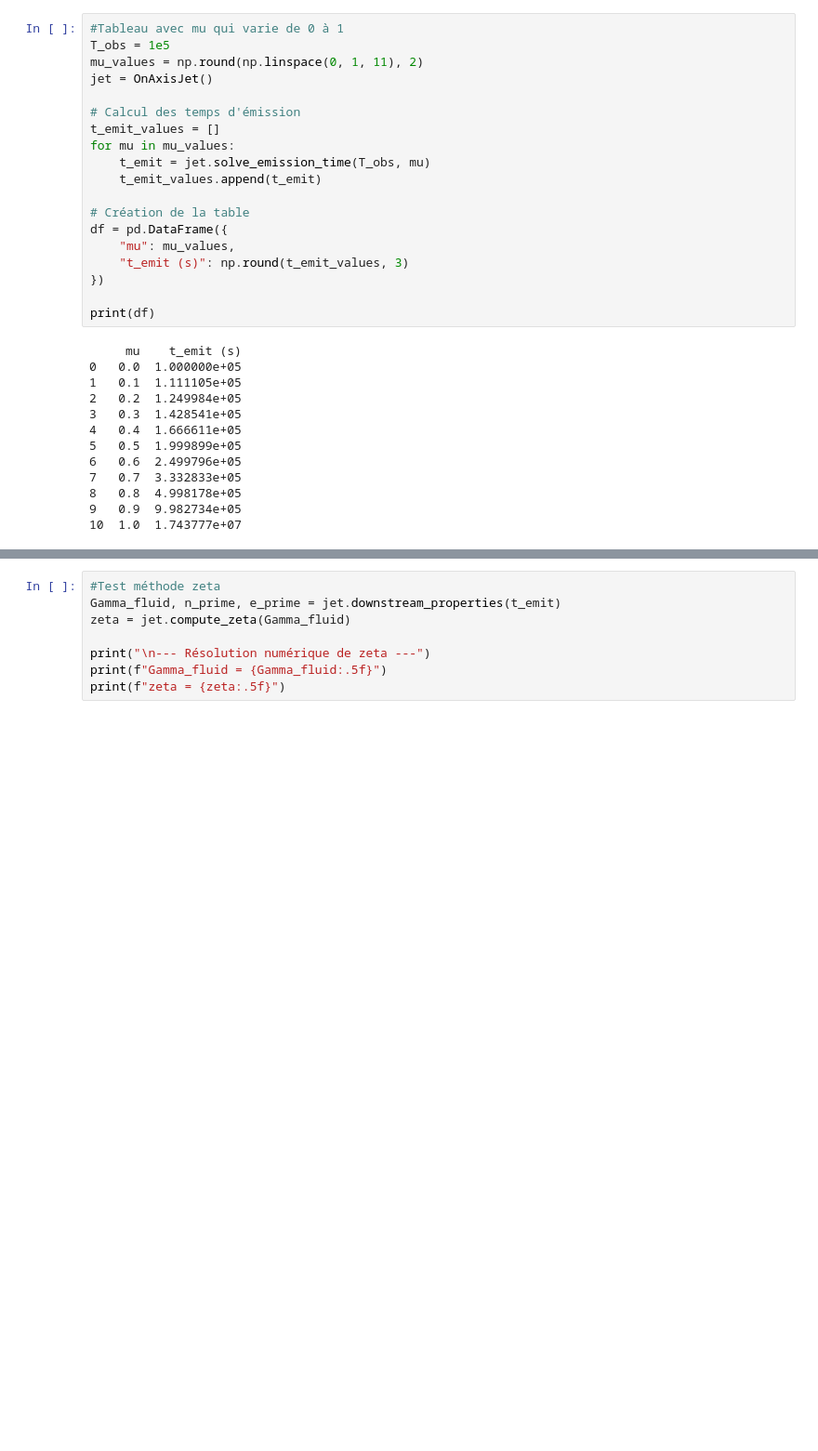
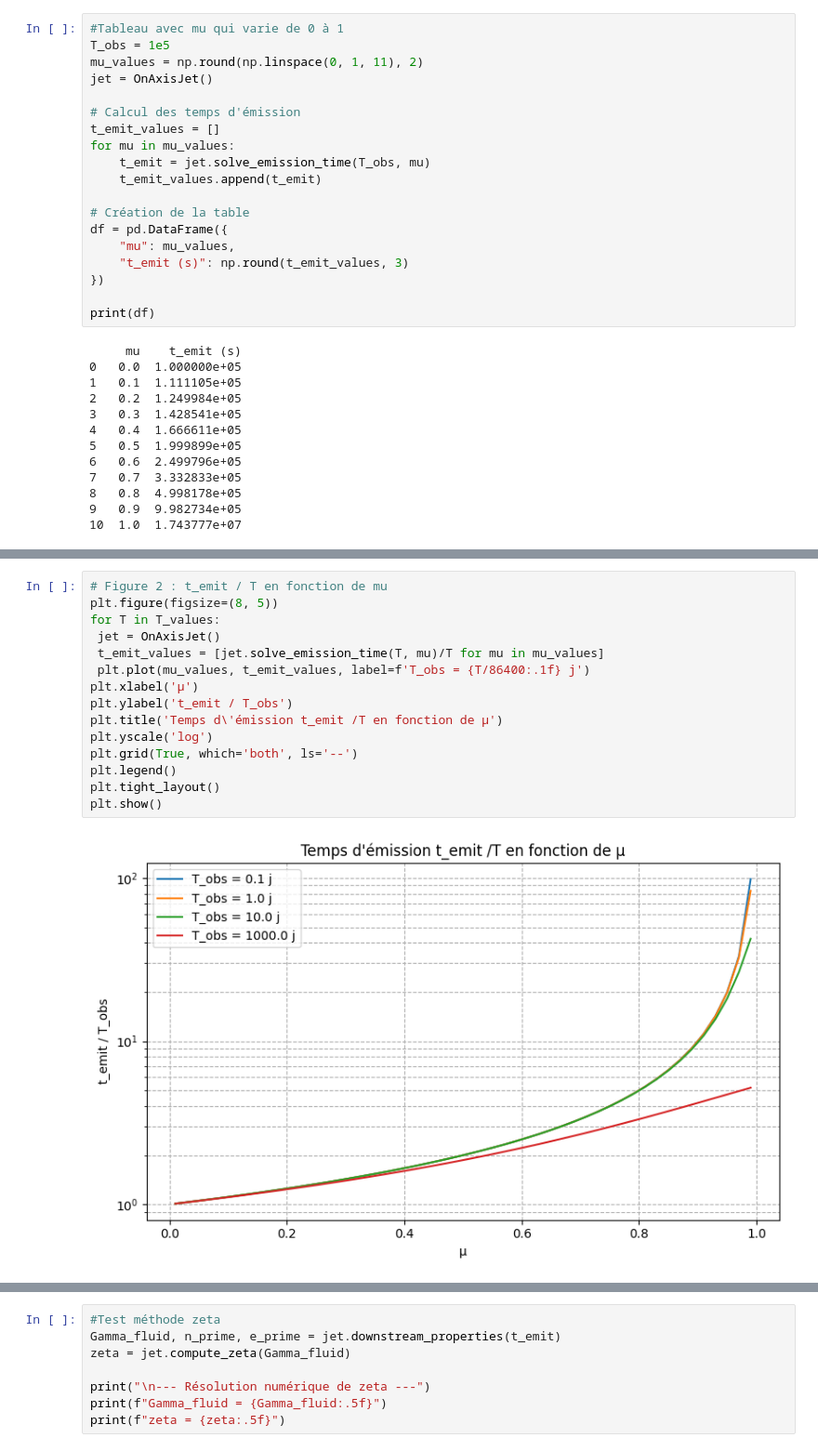
Before and after one commit to KSourya/Stage-M1, a Jupyter notebook: Stage_GRB.ipynb, the cells around one changed output, grey strips where cells are left out. Shown at 93% size. Cells and saved outputs as stored; diff of their text form; blank space fills up the shorter version.

```diff
--- a/Stage_GRB.ipynb
+++ b/Stage_GRB.ipynb
@@ -249,0 +271,17 @@ print(df)
+# %%
+# Figure 2 : t_emit / T en fonction de mu
+plt.figure(figsize=(8, 5))
+for T in T_values:
+ jet = OnAxisJet()
+ t_emit_values = [jet.solve_emission_time(T, mu)/T for mu in mu_values]
+ plt.plot(mu_values, t_emit_values, label=f'T_obs = {T/86400:.1f} j')
+plt.xlabel('μ')
+plt.ylabel('t_emit / T_obs')
+plt.title('Temps d\'émission t_emit /T en fonction de μ')
+plt.yscale('log')
+plt.grid(True, which='both', ls='--')
+plt.legend()
+plt.tight_layout()
+plt.show()
+# %% [output]
+[figure, added]
```
Also changed, not shown: parts of 3 cells of this notebook.
